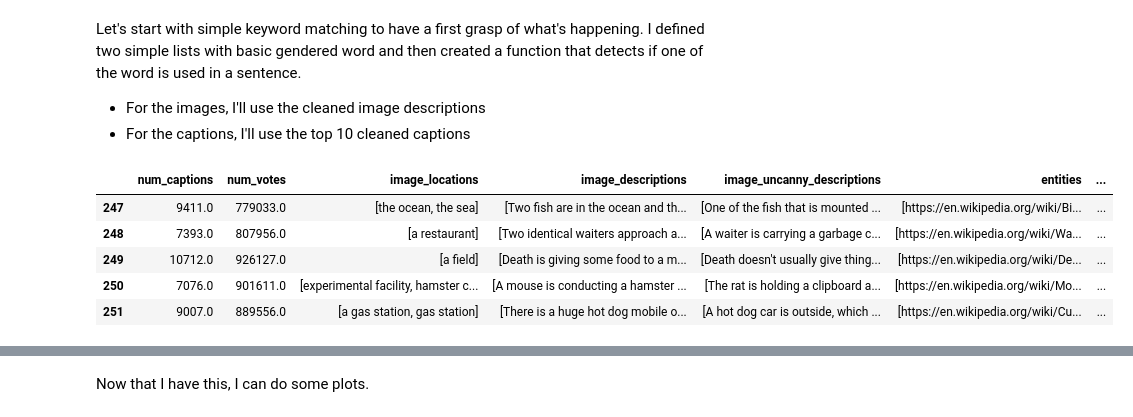
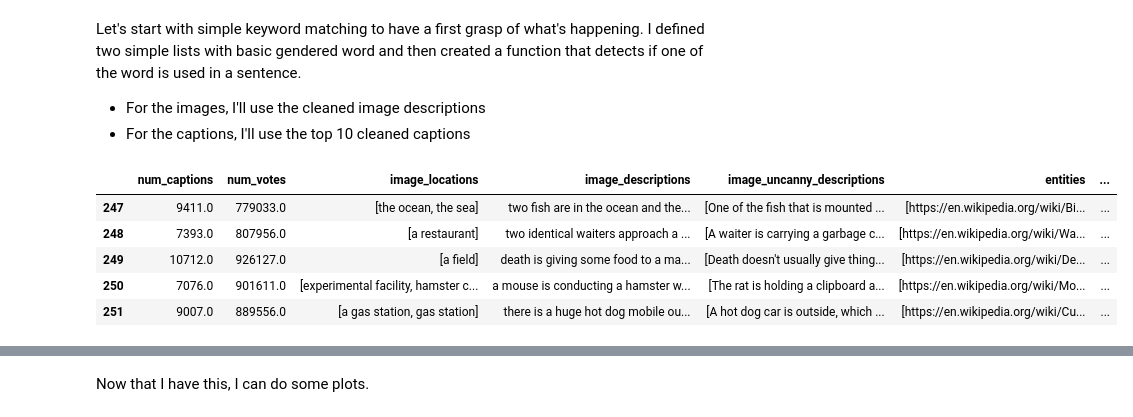
Before and after one commit to epfl-ada/ada-2025-project-adacore42, a Jupyter notebook: _Other/amelie_analysis/gender_roles.ipynb, the cells around one changed output, grey strips where cells are left out. Saved outputs shown, nothing was run; the diff lists cells and outputs as text; code cells hidden in the pictures.

```diff
--- a/_Other/amelie_analysis/gender_roles.ipynb
+++ b/_Other/amelie_analysis/gender_roles.ipynb
@@ -173,6 +181,29 @@ dataC.head()
 Here is all the functions used in this notebook. This will be updated with the functions I know work and are useful so that I can easily put them in a .py later.
 # %%
 # Functions used in part 0
+
+# function to detect if there is a mention of gender
+def detect_gender(text):
+
+    # gendered word lists
+    # male_terms = ["man", "men", "guy", "boy", "husband", "dad", "father", "him", "he", "his"]
+    # female_terms = ["woman", "women", "girl", "wife", "mom", "mother", "her", "she", "hers"]
+
+    #Two lists  of words that are used when a man or woman is present, based on Danielle Sucher's https://github.com/DanielleSucher/Jailbreak-the-Patriarchy
+    male_terms=['guy','spokesman','chairman',"men's",'men','him',"he's",'his','boy','boyfriend','boyfriends','boys','brother','brothers','dad','dads','dude','father','fathers','fiance','gentleman','gentlemen','god','grandfather','grandpa','grandson','groom','he','himself','husband','husbands','king','male','man','mr','nephew','nephews','priest','prince','son','sons','uncle','uncles','waiter','widower','widowers']
+    female_terms=['heroine','spokeswoman','chairwoman',"women's",'actress','women',"she's",'her','aunt','aunts','bride','daughter','daughters','female','fiancee','girl','girlfriend','girlfriends','girls','goddess','granddaughter','grandma','grandmother','herself','ladies','lady','lady','mom','moms','mother','mothers','mrs','ms','niece','nieces','priestess','princess','queens','she','sister','sisters','waitress','widow','widows','wife','wives','woman']
+
+    #text = text.lower() # <- the text is already cleaned, don't need that
+    male = any(re.search(rf"\b{word}\b", text) for word in male_terms)
+    female = any(re.search(rf"\b{word}\b", text) for word in female_terms)
+    if male and female:
+        return "both"
+    elif male:
+        return "male"
+    elif female:
+        return "female"
+    else:
+        return "neutral"
 # %% [markdown]
 ## 0. Basic plots and analysis
 # %% [markdown]
@@ -206,22 +218,31 @@ def detect_gender(text):
 # %%
 # Let's look at the images
-dataC0 = dataC.copy(deep=True)
-
-dataC0['gender_mention'] = dataC0['cleaned_image_descriptions'].apply(detect_gender)
 
 # !! Since we don't have the metadata after contest 763, I need to do some slicing
 last_idx = 251
-dataC01 = dataC0[dataC0.index <= last_idx].copy(deep=True)
+dataC0 = dataC[dataC.index <= last_idx].copy(deep=True)
+
+# put it in lower case
+dataC0["image_descriptions"] = dataC0["image_descriptions"].apply(
+    lambda x: [s.lower() for s in x] if isinstance(x, list) else str(x).lower()
+)
+
+# remove the []
+dataC0["image_descriptions"] = dataC0["image_descriptions"].apply(
+    lambda x: " ".join(x) if isinstance(x, list) else str(x)
+)
+
+dataC0['gender_mention'] = dataC0['image_descriptions'].apply(detect_gender)
 
 # check
-dataC01.tail()
+dataC0.tail()
 # %% [output]
 |  | num_captions | num_votes | image_locations | image_descriptions | image_uncanny_descriptions | entities | ... |
-| 247 | 9411.0 | 779033.0 | [the ocean, the sea] | [Two fish are in the ocean and th... | [One of the fish that is mounted ... | [https://en.wikipedia.org/wiki/Bi... | ... |
-| 248 | 7393.0 | 807956.0 | [a restaurant] | [Two identical waiters approach a... | [A waiter is carrying a garbage c... | [https://en.wikipedia.org/wiki/Wa... | ... |
-| 249 | 10712.0 | 926127.0 | [a field] | [Death is giving some food to a m... | [Death doesn't usually give thing... | [https://en.wikipedia.org/wiki/De... | ... |
-| 250 | 7076.0 | 901611.0 | [experimental facility, hamster c... | [A mouse is conducting a hamster ... | [The rat is holding a clipboard a... | [https://en.wikipedia.org/wiki/Mo... | ... |
-| 251 | 9007.0 | 889556.0 | [a gas station, gas station] | [There is a huge hot dog mobile o... | [A hot dog car is outside, which ... | [https://en.wikipedia.org/wiki/Cu... | ... |
+| 247 | 9411.0 | 779033.0 | [the ocean, the sea] | two fish are in the ocean and the... | [One of the fish that is mounted ... | [https://en.wikipedia.org/wiki/Bi... | ... |
+| 248 | 7393.0 | 807956.0 | [a restaurant] | two identical waiters approach a ... | [A waiter is carrying a garbage c... | [https://en.wikipedia.org/wiki/Wa... | ... |
+| 249 | 10712.0 | 926127.0 | [a field] | death is giving some food to a ma... | [Death doesn't usually give thing... | [https://en.wikipedia.org/wiki/De... | ... |
+| 250 | 7076.0 | 901611.0 | [experimental facility, hamster c... | a mouse is conducting a hamster w... | [The rat is holding a clipboard a... | [https://en.wikipedia.org/wiki/Mo... | ... |
+| 251 | 9007.0 | 889556.0 | [a gas station, gas station] | there is a huge hot dog mobile ou... | [A hot dog car is outside, which ... | [https://en.wikipedia.org/wiki/Cu... | ... |
 # %%
 # Let's look at the top ten captions
 dataTop10 = []
```
Also changed, not shown: parts of 11 cells of this notebook.
